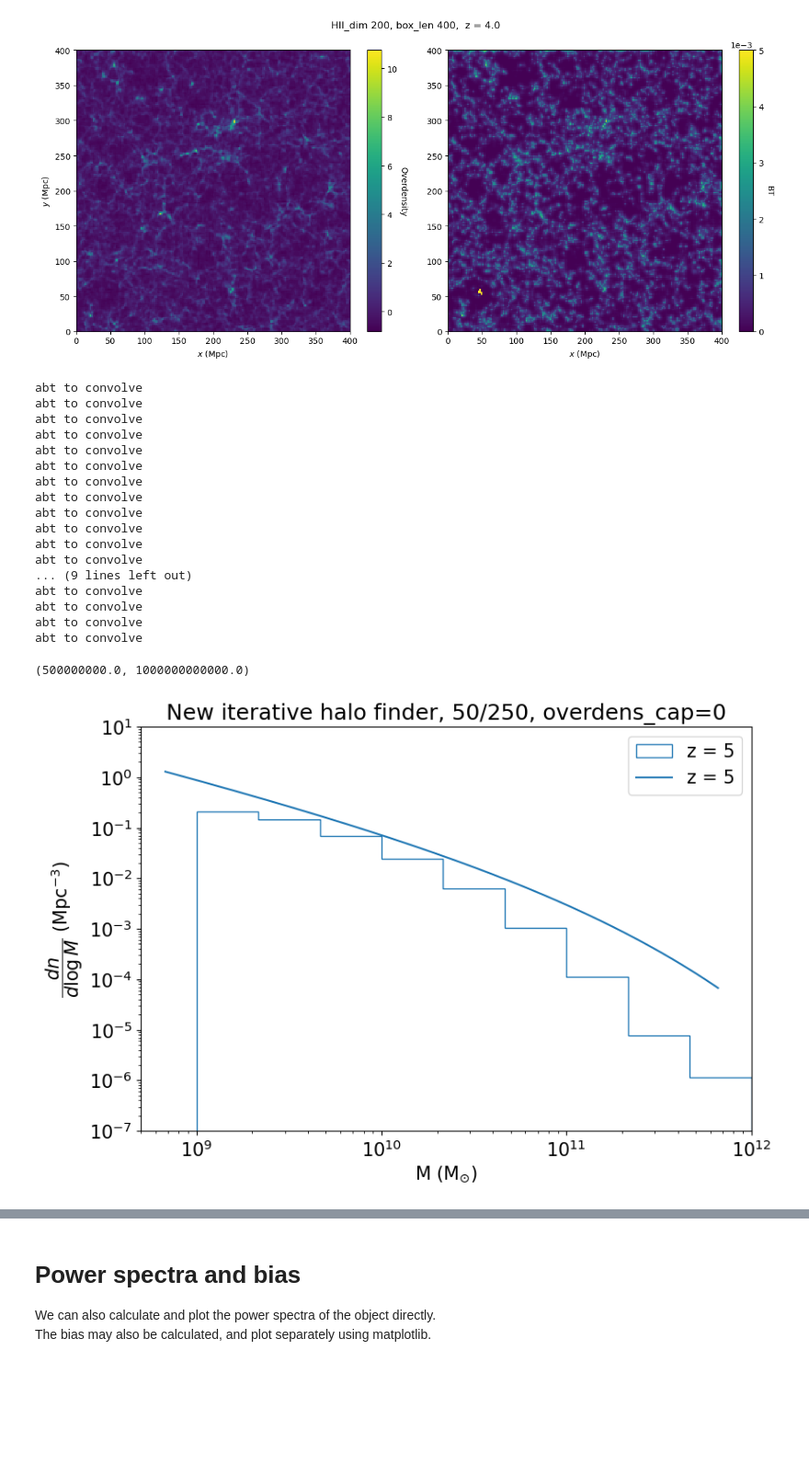
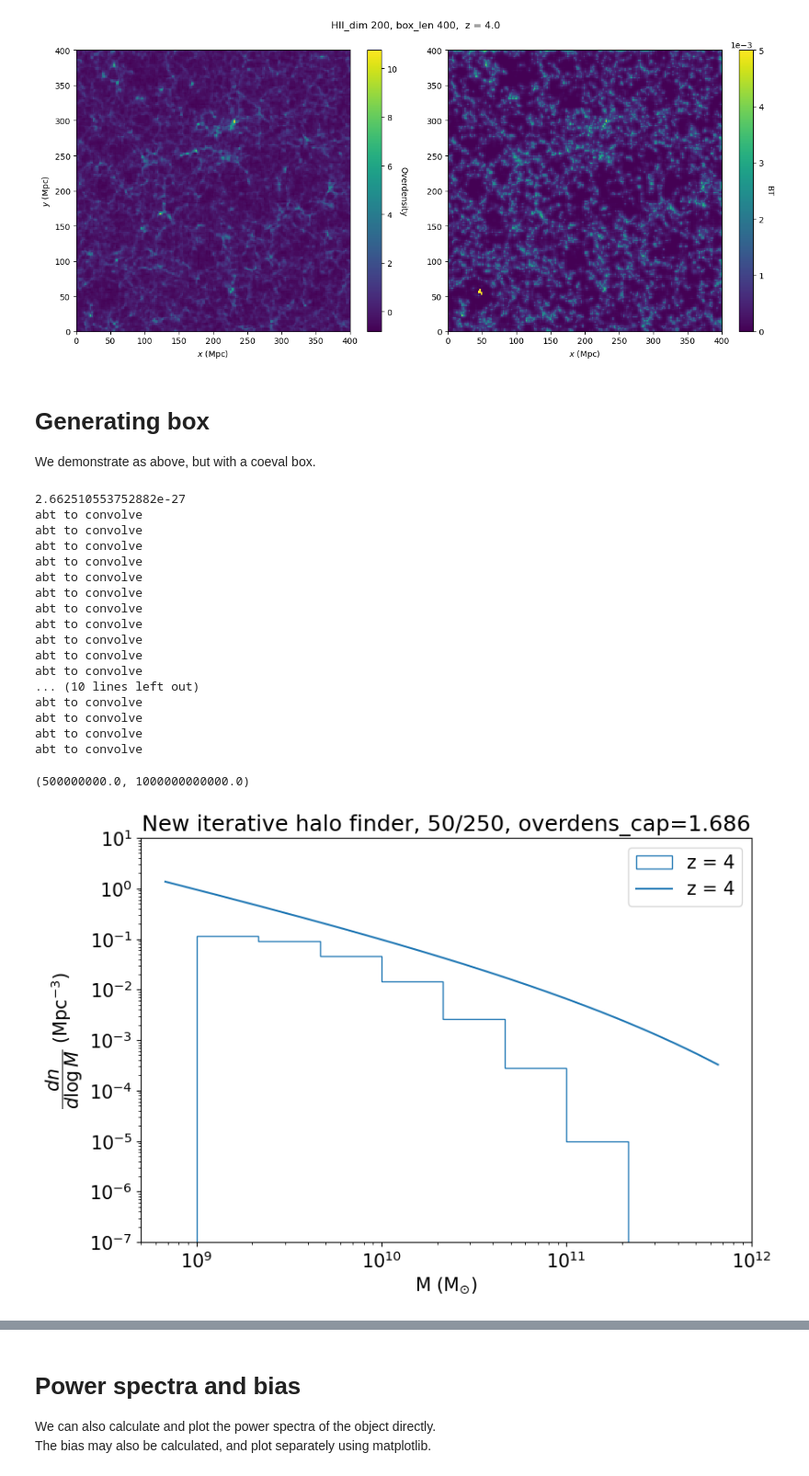
Before and after one commit to raxquax123/postEoR, a Jupyter notebook: examples.ipynb, the cells around one changed output, grey strips where cells are left out. Shown at 92% size. Saved outputs shown, nothing was run; the diff lists cells and outputs as text; code cells hidden in the pictures; blank space fills up the shorter version.

```diff
--- a/examples.ipynb
+++ b/examples.ipynb
@@ -54,9 +54,14 @@ cone.plot_slice(field="BT", vmax=0.005)
 # %% [output]
 <Figure size 1300x600 with 0 Axes>
 [figure]
+# %% [markdown]
+# Generating box
+
+We demonstrate as above, but with a coeval box.
 # %%
-box = gen.generate_box(z=5, HII_dim=250, box_len=50, overdens_cap=0, use_watershed=False)
+box = gen.generate_box(z=4, HII_dim=250, box_len=50, overdens_cap=1.686, use_watershed=False)
 # %% [output]
+2.662510553752882e-27
 abt to convolve
 abt to convolve
 abt to convolve
@@ -68,8 +73,7 @@ abt to convolve
 abt to convolve
 abt to convolve
 abt to convolve
-abt to convolve
-... (9 lines left out)
+... (10 lines left out)
 abt to convolve
 abt to convolve
 abt to convolve
@@ -77,11 +81,11 @@ abt to convolve
 # %%
 import matplotlib.pyplot as plt
 plt.rcParams['figure.figsize'] = [9, 6]
-box.gen_hmf(title="New iterative halo finder, 50/250, overdens_cap=0", set_bins=True)
+box.gen_hmf(title="New iterative halo finder, 50/250, overdens_cap=1.686", set_bins=True)
 plt.ylim(1e-7, 1e1)
 plt.xlim(left=5e8,right=1e12)
 # %% [output]
 (500000000.0, 1000000000000.0)
-[figure, old version]
+[figure, new version]
 # %%
 box.get_PS("BT", color="tab:blue")
```
Also changed, not shown: parts of 4 cells of this notebook, 2 other files.
